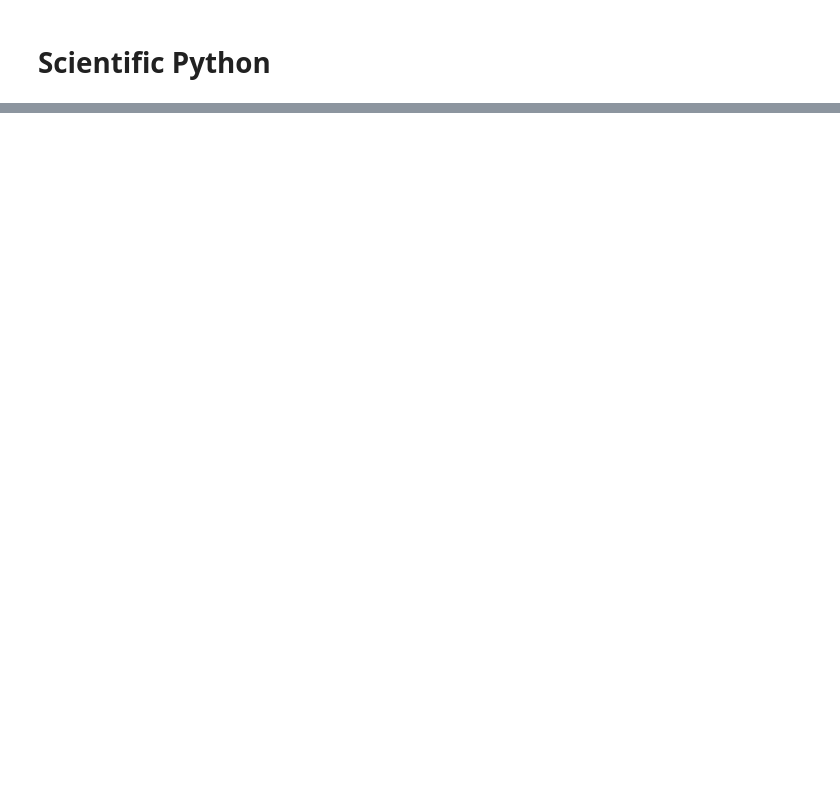
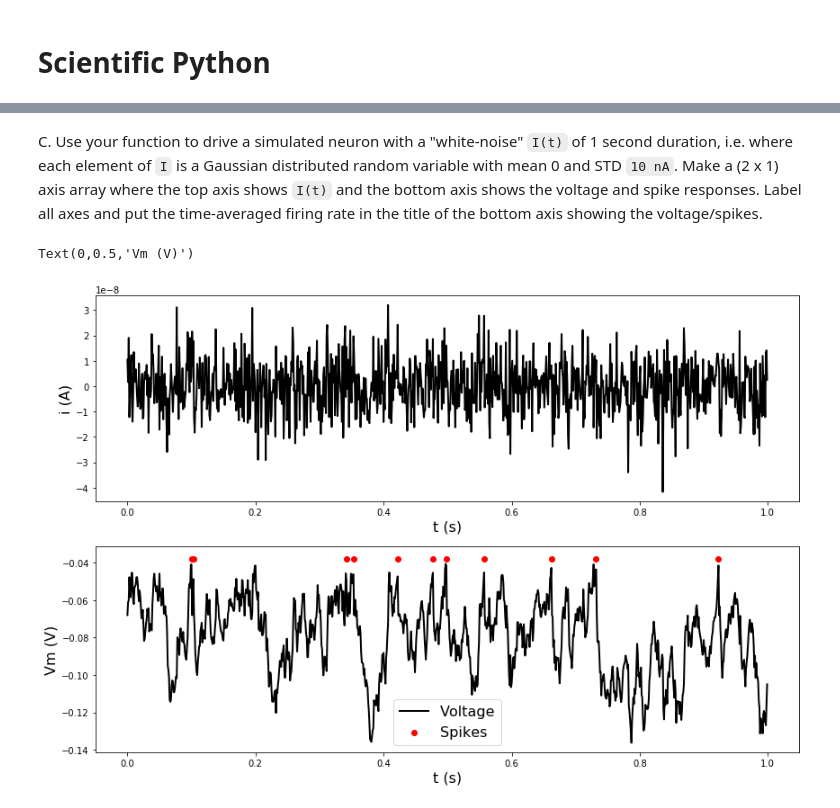
Before and after one commit to rkp8000/imbizo_2019_python_tutorial, a Jupyter notebook: exercises.ipynb, the cells around one changed output, grey strips where cells are left out. Saved outputs shown, nothing was run; the diff lists cells and outputs as text; code cells hidden in the pictures; blank space fills up the shorter version.

```diff
--- a/exercises.ipynb
+++ b/exercises.ipynb
@@ -113,0 +340,25 @@ for ...
+# %% [markdown]
+C. Use your function to drive a simulated neuron with a "white-noise" `I(t)` of 1 second duration, i.e. where each element of `I` is a Gaussian distributed random variable with mean 0 and STD `10 nA`. Make a (2 x 1) axis array where the top axis shows `I(t)` and the bottom axis shows the voltage and spike responses. Label all axes and put the time-averaged firing rate in the title of the bottom axis showing the voltage/spikes.
+# %%
+# drive neuron with white noise current input
+i_wn = np.random.normal(0, 10e-9, len(i))
+ts, vs_wn, spks_wn = run_lif_smln(dt, i_wn, params)
+
+# calc avg firing rate
+fr = np.sum(spks_wn) / dur
+
+# make plot
+fig, axs = plt.subplots(2, 1, figsize=(12, 8), tight_layout=True)
+axs[0].plot(ts, i_wn, c='k', lw=2)
+axs[0].set_xlabel('t (s)', fontsize=16)
+axs[0].set_ylabel('i (A)', fontsize=16)
+
+axs[1].plot(ts, vs_wn, c='k', lw=2)
+y_spk = -0.038
+axs[1].scatter(spks_wn, y_spk*np.ones(len(spks_wn)), c='r')
+axs[1].legend(['Voltage', 'Spikes'], fontsize=16)
+axs[1].set_xlabel('t (s)', fontsize=16)
+axs[1].set_ylabel('Vm (V)', fontsize=16)
+# %% [output]
+Text(0,0.5,'Vm (V)')
+[figure, added]
```
Also changed, not shown: parts of 42 cells of this notebook, 6 other files.
